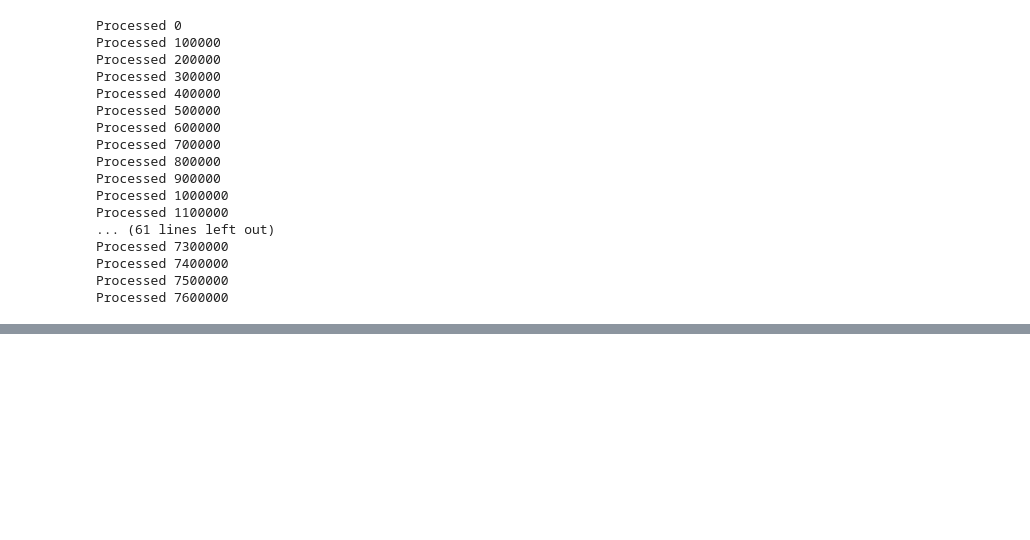
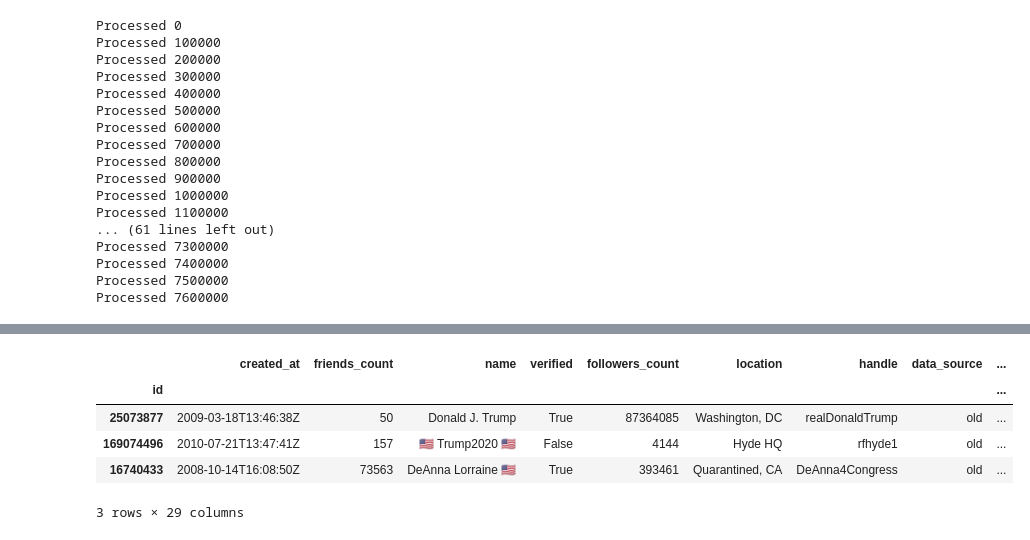
Before and after one commit to sTechLab/VoterFraud2020-analysis, a Jupyter notebook: notebooks/candidate_shares_mapping.ipynb, the cells around one changed output, grey strips where cells are left out. Cells and saved outputs as stored; diff of their text form; code cells hidden in the pictures; blank space fills up the shorter version.

```diff
--- a/notebooks/candidate_shares_mapping.ipynb
+++ b/notebooks/candidate_shares_mapping.ipynb
@@ -39,7 +103,7 @@ candidate_mapping["25073877"] = {
     "state": "N/A",
     "id": "25073877",
     "verified": True,
-    "candidate_name": "N/A"
+    "candidate_name": "Donald Trump"
 }
 # %%
 df_retweets = pd.read_pickle("./df_retweets_with_cluster.pickle")
@@ -136,0 +238,13 @@ Candidate tweets 2386
+# %%
+df_users = pd.read_pickle("./df_users_final_with_metrics.pickle")
+# %%
+df_candidate_users = df_users[df_users.index.isin(candidate_mapping.keys())].rename(columns=user_rename_dict)
+# %%
+df_candidate_users[df_candidate_users.active_status == "suspended"]
+# %% [output]
+|  | created_at | friends_count | name | verified | followers_count | location | handle | data_source | ... |
+| id |  |  |  |  |  |  |  |  | ... |
+| 25073877 | 2009-03-18T13:46:38Z | 50 | Donald J. Trump | True | 87364085 | Washington, DC | realDonaldTrump | old | ... |
+| 169074496 | 2010-07-21T13:47:41Z | 157 | 🇺🇸 Trump2020 🇺🇸 | False | 4144 | Hyde HQ | rfhyde1 | old | ... |
+| 16740433 | 2008-10-14T16:08:50Z | 73563 | DeAnna Lorraine 🇺🇸 | True | 393461 | Quarantined, CA | DeAnna4Congress | old | ... |
+3 rows × 29 columns
```
Also changed, not shown: parts of 15 cells of this notebook, 3 other files.
